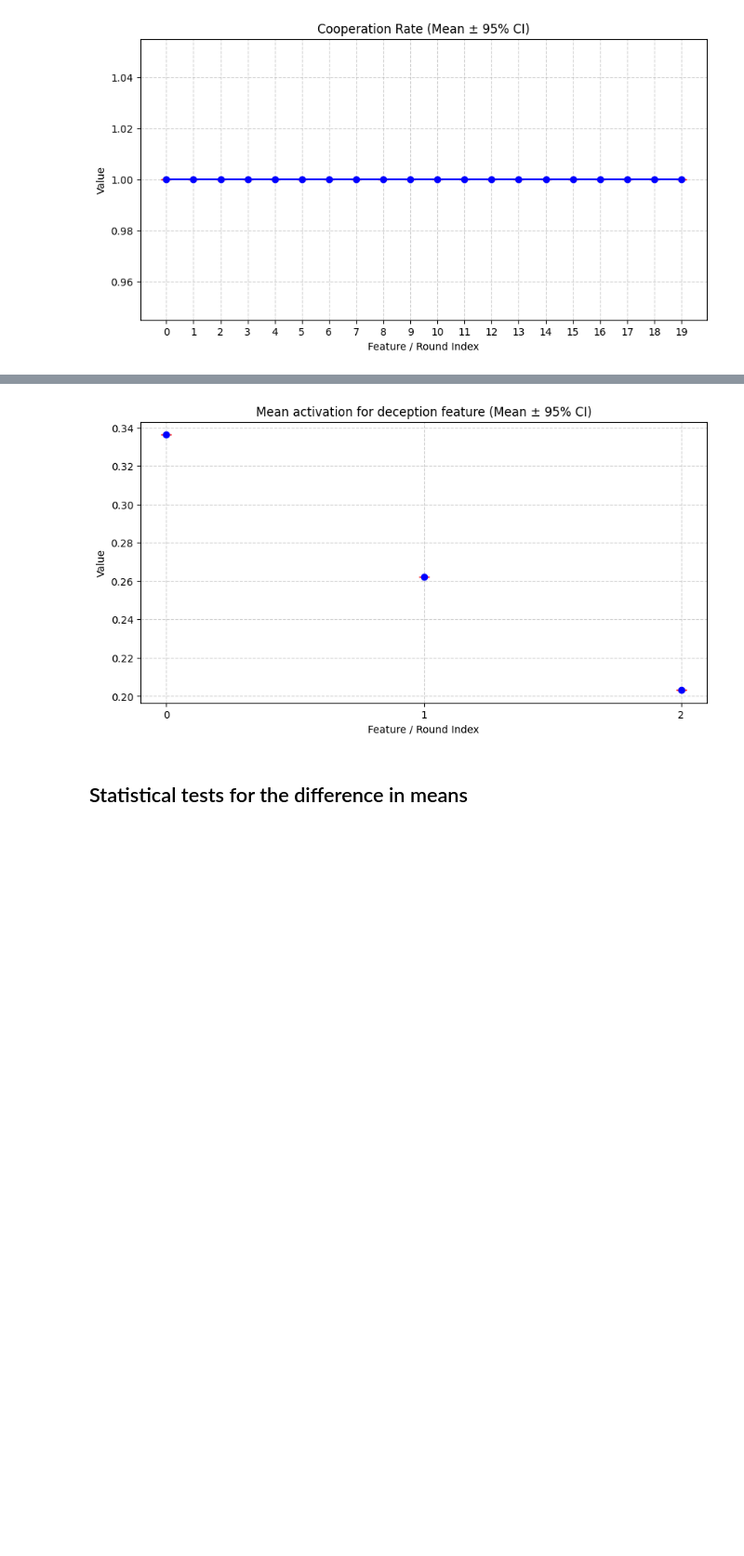
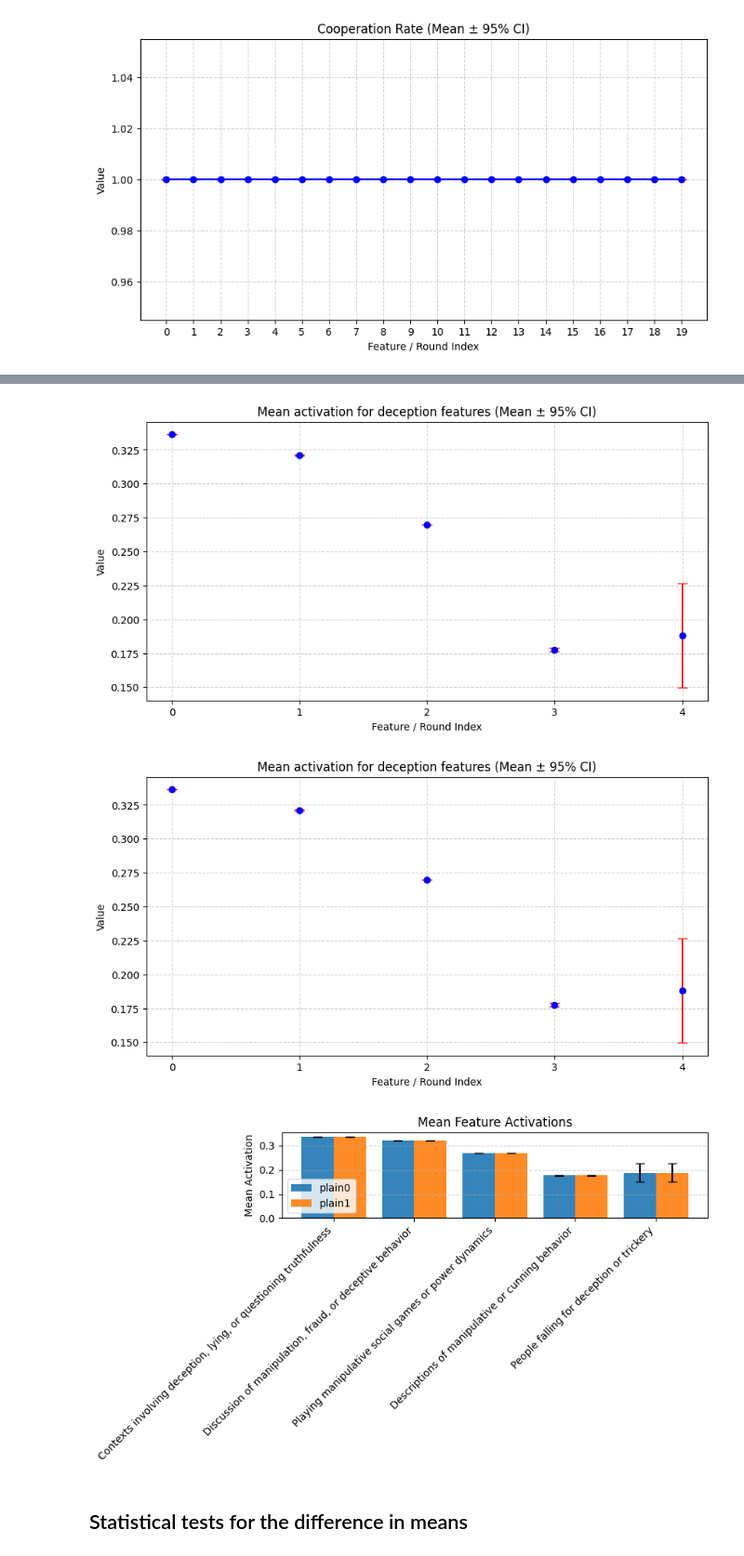
Before and after one commit to moodlep/apart_gf_hackathon, a Jupyter notebook: analysis.ipynb, the cells around one changed output, grey strips where cells are left out. Shown at 93% size. Cells and saved outputs as stored; diff of their text form; code cells hidden in the pictures; blank space fills up the shorter version.

Commit message:
add bar plots for features of different agents

```diff
--- a/analysis.ipynb
+++ b/analysis.ipynb
@@ -16,7 +16,7 @@ import numpy as np
 from collections import defaultdict
 import pickle as pkl
 # %%
-log_file_path = './results/20250407-154844/_exp_20250407-154844_runs_3_strat_AC_AD_sim_type_prompt_agent_A_0_20250407-155903_features.pickle'
+log_file_path = 'results/20250408-154628/_exp_20250408-154628_runs_2_strat_NA_NA_sim_type_prompt_agent_A_0_20250408-155447_features.pickle'
 with open(log_file_path, 'rb') as f:
     search_features_results = pkl.load(file=f)
 # %%
@@ -166,26 +257,41 @@ plot_statistic(statistic_name="Cooperation Rate",
+# %%
+features_of_interest = [search_features_results[0][0]["feature"].label,
+                        search_features_results[0][1]["feature"].label,
+                        search_features_results[0][2]["feature"].label,
+                        search_features_results[0][3]["feature"].label,
+                        search_features_results[0][4]["feature"].label
+                        ]
+# %%
+agent_names = ['plain0', 'plain1']
+scores = {agent_name: {} for agent_name in agent_names}
+agent_log_files = ["results/dummy_results/20250408-154628/_exp_20250408-154628_runs_2_strat_NA_NA_sim_type_prompt_agent_A_0_20250408-155447_features.pickle",
+                   "results/dummy_results/20250408-154628/_exp_20250408-154628_runs_2_strat_NA_NA_sim_type_prompt_agent_A_1_20250408-155447_features.pickle"]
 # %%
-scores = {}
-features_of_interest = [search_features_results[0][0]["feature"].label,
-                        search_features_results[0][1]["feature"].label,
-                        search_features_results[0][2]["feature"].label
-                        ]
 num_runs = None
 print(f"Features of interest: {features_of_interest}")
-for feature in features_of_interest:
-    scores[feature] = get_feature_activation_scores_for_agent(feature=feature, agent_log_file=log_file_path)
-    for exp_id, data in scores[feature].items():
-        print(f"{exp_id}: shape = {data.shape}")
-        num_runs = data.shape[0] if num_runs is None else num_runs
-        print(data)
+for agent_idx, agent_name in enumerate(agent_names):
+    for feature in features_of_interest:
+        scores[agent_name][feature] = get_feature_activation_scores_for_agent(feature=feature,
+                                                                agent_log_file=agent_log_files[agent_idx])
+        for exp_id, data in scores[agent_name][feature].items():
+            print(f"{exp_id}: shape = {data.shape}")
+            num_runs = data.shape[0] if num_runs is None else num_runs
+            print(data)
 
-all_exp_scores = np.zeros((len(scores[features_of_interest[0]].keys()), len(features_of_interest), num_runs))
-for feature_idx, feature in enumerate(features_of_interest):
-    for experiment_idx, experiment_id in enumerate(scores[feature].keys()):
-        all_exp_scores[experiment_idx, feature_idx] = scores[feature][experiment_id]
 
-plot_statistic(statistic_name="Mean activation for deception feature",
-                   data=all_exp_scores[0].T,
-                   use_bootstrap=True,
-                   save_path="mean_activation_deception_feature.png",
-                   fmt='o')
+all_exp_scores = np.zeros((len(agent_names), len(scores[agent_names[0]][features_of_interest[0]].keys()), len(features_of_interest), num_runs))
+for agent_idx, agent_name in enumerate(agent_names):
+    for feature_idx, feature in enumerate(features_of_interest):
+        for experiment_idx, experiment_id in enumerate(scores[agent_name][feature].keys()):
+            all_exp_scores[agent_idx, experiment_idx, feature_idx] = scores[agent_name][feature][experiment_id]
+
+    plot_statistic(statistic_name="Mean activation for deception features",
+                    data=all_exp_scores[agent_idx, 0].T,
+                    use_bootstrap=True,
+                    save_path="mean_activation_deception_feature.png",
+                    fmt='o')
+print(f'Shape of all agents data: {np.transpose(all_exp_scores[:, 0], axes=(0, 2, 1)).shape}')
+plot_bar_activations(data=np.transpose(all_exp_scores[:, 0], axes=(0, 2, 1)), agent_names=agent_names,
+                     features_of_interest=features_of_interest,
+                     title="Mean Feature Activations")
 # %% [output]
@@ -199,4 +315,6 @@ Features of interest: ['Contexts involving deception, lying, or questioning trut
-[figure, old version]
+[figure, new version]
+[figure, added]
+[figure, added]
 # %% [markdown]
 ## Statistical tests for the difference in means
 # %%
```
Also changed, not shown: parts of 4 cells of this notebook.
